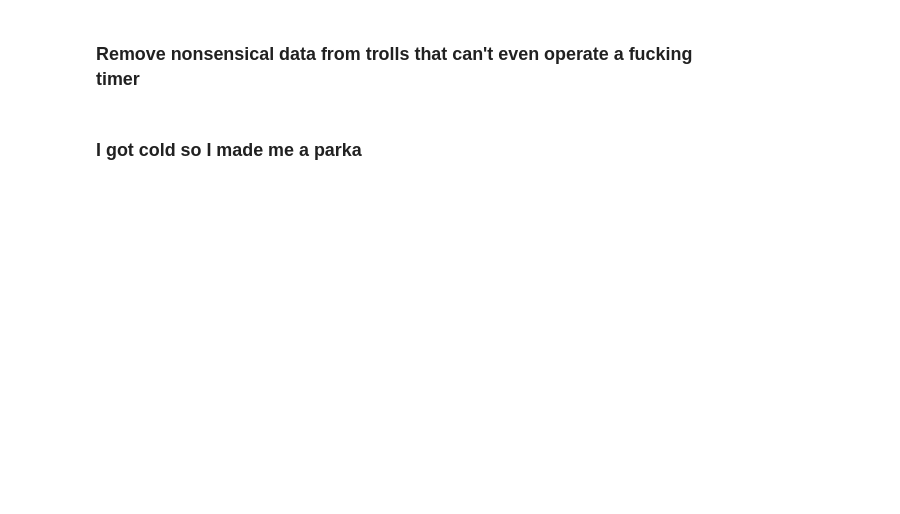
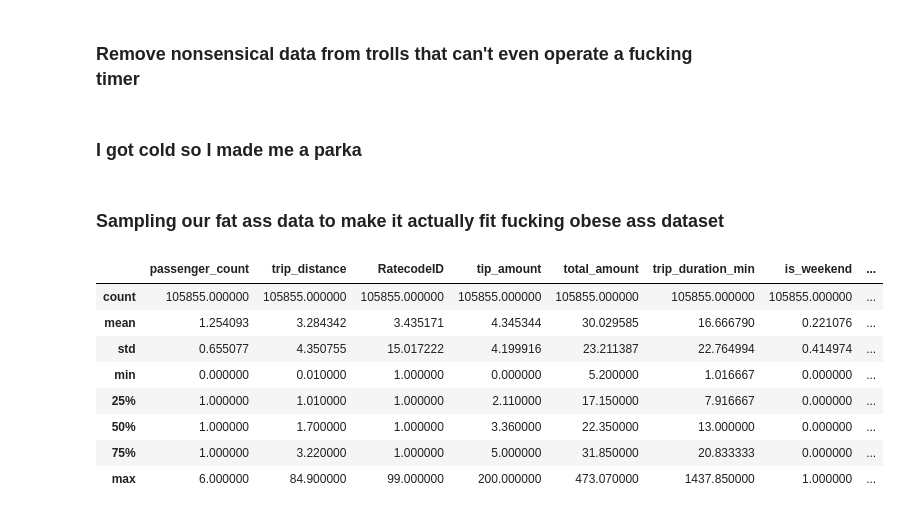
Before and after one commit to Speeb04/The-Zon, a Jupyter notebook: main.ipynb, the cells around one changed output. Cells and saved outputs as stored; diff of their text form; code cells hidden in the pictures; blank space fills up the shorter version.

Commit message:
truncated data

```diff
--- a/main.ipynb
+++ b/main.ipynb
@@ -5,7 +5,7 @@ Okay so first we load the original CSV
 import numpy as np
 import pandas as pd
 
-data = pd.read_csv('data/yellow_tripdata_2026-07.csv')
+data = pd.read_parquet('data/yellow_tripdata_2026-07.parquet', engine='pyarrow')
 
 data
 # %% [output]
@@ -176,3 +160,18 @@ data_modify = data_modify[(data_modify["tip_amount"] >= 0) & (data_modify["total
 ### I got cold so I made me a parka
 # %%
 data_modify.to_parquet('data/taxi_data.parquet')
+# %% [markdown]
+### Sampling our fat ass data to make it actually fit fucking obese ass dataset
+# %%
+sampled_data = data_modify.sample(frac=0.05)
+sampled_data.describe()
+# %% [output]
+|  | passenger_count | trip_distance | RatecodeID | tip_amount | total_amount | trip_duration_min | is_weekend | ... |
+| count | 105855.000000 | 105855.000000 | 105855.000000 | 105855.000000 | 105855.000000 | 105855.000000 | 105855.000000 | ... |
+| mean | 1.254093 | 3.284342 | 3.435171 | 4.345344 | 30.029585 | 16.666790 | 0.221076 | ... |
+| std | 0.655077 | 4.350755 | 15.017222 | 4.199916 | 23.211387 | 22.764994 | 0.414974 | ... |
+| min | 0.000000 | 0.010000 | 1.000000 | 0.000000 | 5.200000 | 1.016667 | 0.000000 | ... |
+| 25% | 1.000000 | 1.010000 | 1.000000 | 2.110000 | 17.150000 | 7.916667 | 0.000000 | ... |
+| 50% | 1.000000 | 1.700000 | 1.000000 | 3.360000 | 22.350000 | 13.000000 | 0.000000 | ... |
+| 75% | 1.000000 | 3.220000 | 1.000000 | 5.000000 | 31.850000 | 20.833333 | 0.000000 | ... |
+| max | 6.000000 | 84.900000 | 99.000000 | 200.000000 | 473.070000 | 1437.850000 | 1.000000 | ... |
```
Also changed, not shown: parts of 3 cells of this notebook, 3 other files.
